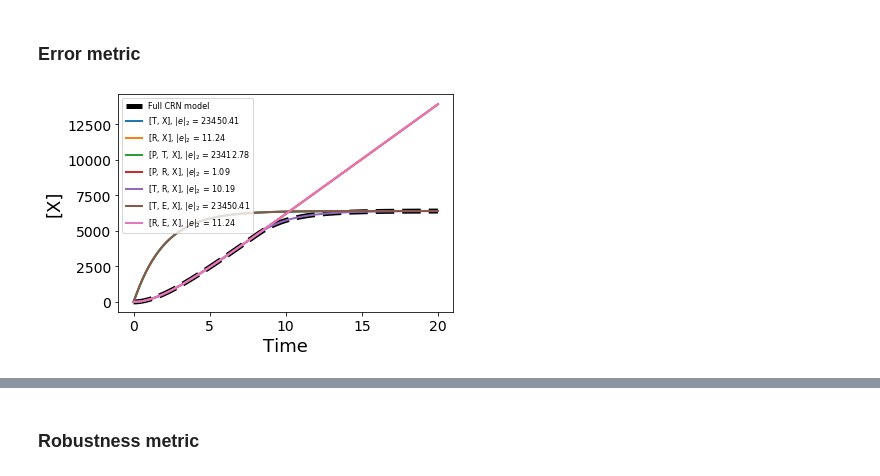
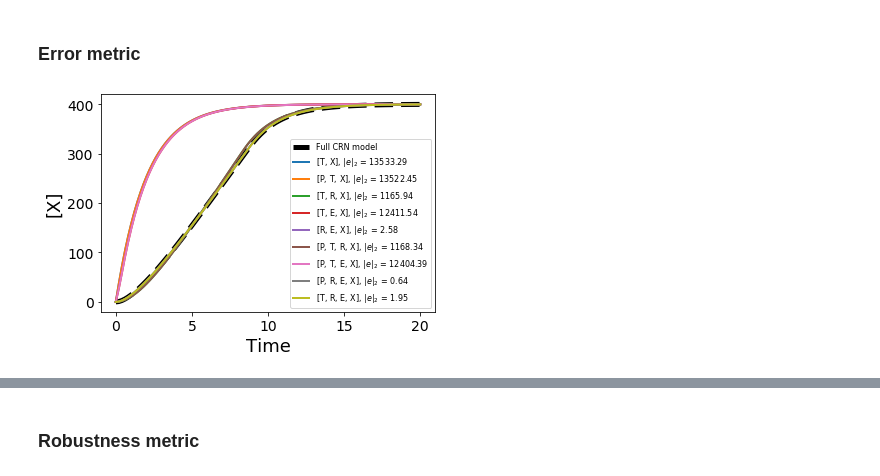
Before and after one commit to ayush9pandey/AutoReduce, a Jupyter notebook: examples/gene expression analysis.ipynb, the cells around one changed output, grey strips where cells are left out. Saved outputs shown, nothing was run; the diff lists cells and outputs as text; code cells hidden in the pictures.

Commit message:
solve time scale separation fix for gene expression example

```diff
--- a/examples/gene expression analysis.ipynb
+++ b/examples/gene expression analysis.ipynb
@@ -119,8 +121,8 @@ from autoreduce.utils import get_ODE
 timepoints_ode = np.linspace(0, 20, 100)
 # params = [k_bp, k_up, k_tx, k_br, k_ur, k_tl, k_be, k_ue, d_i, d, E_tot, P_tot, R_tot, G]
 # params_values = [100, 10, 4, 10, 0.25, 2, 10, 0.5, 1, 10, 10000, 10000, 10000, 0.01]
-params_values = [30, 10, 0.50, 80, 2, 8, 10, 2, 1, 0.5, 20, 100, 400, 10]
-sys_reduce.params_values = params_values
+# params_values = [30, 10, 0.50, 80, 2, 8, 10, 2, 1, 0.5, 0.01, 20, 100, 400, 10]
+# sys_reduce.params_values = params_values
 sys_ode = get_ODE(sys_reduce, timepoints_ode)
 sol = sys_ode.solve_system().T
 import matplotlib.pyplot as plt
@@ -150,0 +177,13 @@ sys_reduce.x
+# %%
+fig, ax = plt.subplots()
+# params = [k_bp, k_up, k_tx, k_br, k_ur, k_tl, k_be, k_ue, d_i, d, d_T, E_tot, P_tot, R_tot, G]
+params_values_new = [80, 2, 0.5, 80, 2, 5, 80, 2, 0.1, 0.5, 0.05, 100, 100, 400, 10]
+sys_reduce.params_values = params_values_new
+
+sys_ode = get_ODE(sys_reduce, timepoints_ode)
+sol = sys_ode.solve_system().T
+_ = plt.plot(timepoints_ode, np.transpose(np.array(sys_reduce.C)@sol), 'k--', label = 'Full CRN model', linewidth = 5)
+reduced_ode = get_ODE(reduced_sys, timepoints_ode)
+reduced_sol = reduced_ode.solve_system().T
+_ = plt.plot(timepoints_ode, np.transpose(np.array(reduced_sys.C)@reduced_sol), 'r', label = 'Reduced model', linewidth = 2)
+plt.show()
@@ -151,5 +196,5 @@ sys_reduce.x
 # %%
-results = sys_reduce.reduce_simple()
+results = sys_reduce.reduce_simple(skip_numerical_computations = True)
 # reduced_sys, fast_ss = sys_reduce.solve_timescale_separation([T,X], debug = False)
 # se1 = sys_reduce.get_robustness_metric(reduced_sys)
 # e1 = sys_reduce.get_error_metric(reduced_sys)
@@ -252,27 +332,33 @@ f1.close()
 # %%
 fig, ax = plt.subplots()
 count = 0
+# params = [k_bp, k_up, k_tx, k_br, k_ur, k_tl, k_be, k_ue, d_i, d, d_T, E_tot, P_tot, R_tot, G]
+params_values_new = [80, 2, 0.5, 80, 2, 0.5, 80, 2, 0.1, 0.5, 0.05, 40, 100, 400, 10]
+sys_reduce.params_values = params_values_new
+
+sys_ode = get_ODE(sys_reduce, timepoints_ode)
+sol = sys_ode.solve_system().T
 _ = plt.plot(timepoints_ode, np.transpose(np.array(sys_reduce.C)@sol), 'k--', label = 'Full CRN model', linewidth = 5)
 for key,value in results.items():
     error = value[0]
-    if error > 1e-2:
-        sys_i = key
-        if len(sys_i.x) > 3:
-            continue
+#     if error > 1e-5:
+    sys_i = key
+    sys_i.params_values = params_values_new
+#     if sys_i.x == [T,R,X] or sys_i.x == [R, E, X] or sys_i.x == [T,X]:
 #         _ = plt.subplots(count%3, count%3)
-        sys_i_ode = get_ODE(sys_i, timepoints_ode)
-        sol_i = sys_i_ode.solve_system().T
-        _ = plt.plot(timepoints_ode, np.transpose(sys_i.C@sol_i), label = str(sys_i.x)+', $\|e\|_2$ = '+str("%.2f" %error), linewidth = 2)
-        _ = plt.xlabel('Time', FontSize = 18)
-        _ = plt.ylabel('[X]', FontSize = 18)
-        _ = ax.tick_params(axis='both', which='major', labelsize=14)
-        _ = plt.legend(prop={'size': 8})
-        count += 1
+    sys_i_ode = get_ODE(sys_i, timepoints_ode)
+    sol_i = sys_i_ode.solve_system().T
+    _ = plt.plot(timepoints_ode, np.transpose(sys_i.C@sol_i), label = str(sys_i.x)+', $\|e\|_2$ = '+str("%.2f" %error), linewidth = 2)
+    _ = plt.xlabel('Time', FontSize = 18)
+    _ = plt.ylabel('[X]', FontSize = 18)
+    _ = ax.tick_params(axis='both', which='major', labelsize=14)
+    _ = plt.legend(prop={'size': 8})
+    count += 1
 
 # _ = plt.axvline(x=timepoints_ode[6], color = 'k',linestyle = ':',linewidth = 1.5)
 # _ = plt.axvline(x=timepoints_ode[15], color = 'k',linestyle = ':',linewidth = 1.5)
 # _ = plt.axvline(x=timepoints_ode[30], color = 'k',linestyle = ':',linewidth = 1.5)
 _ = plt.savefig('error_metric_gene_expression.svg')
 plt.show()
 # %% [output]
-[figure, old version]
+[figure, new version]
```
Also changed, not shown: parts of 21 cells of this notebook, 8 other files.
